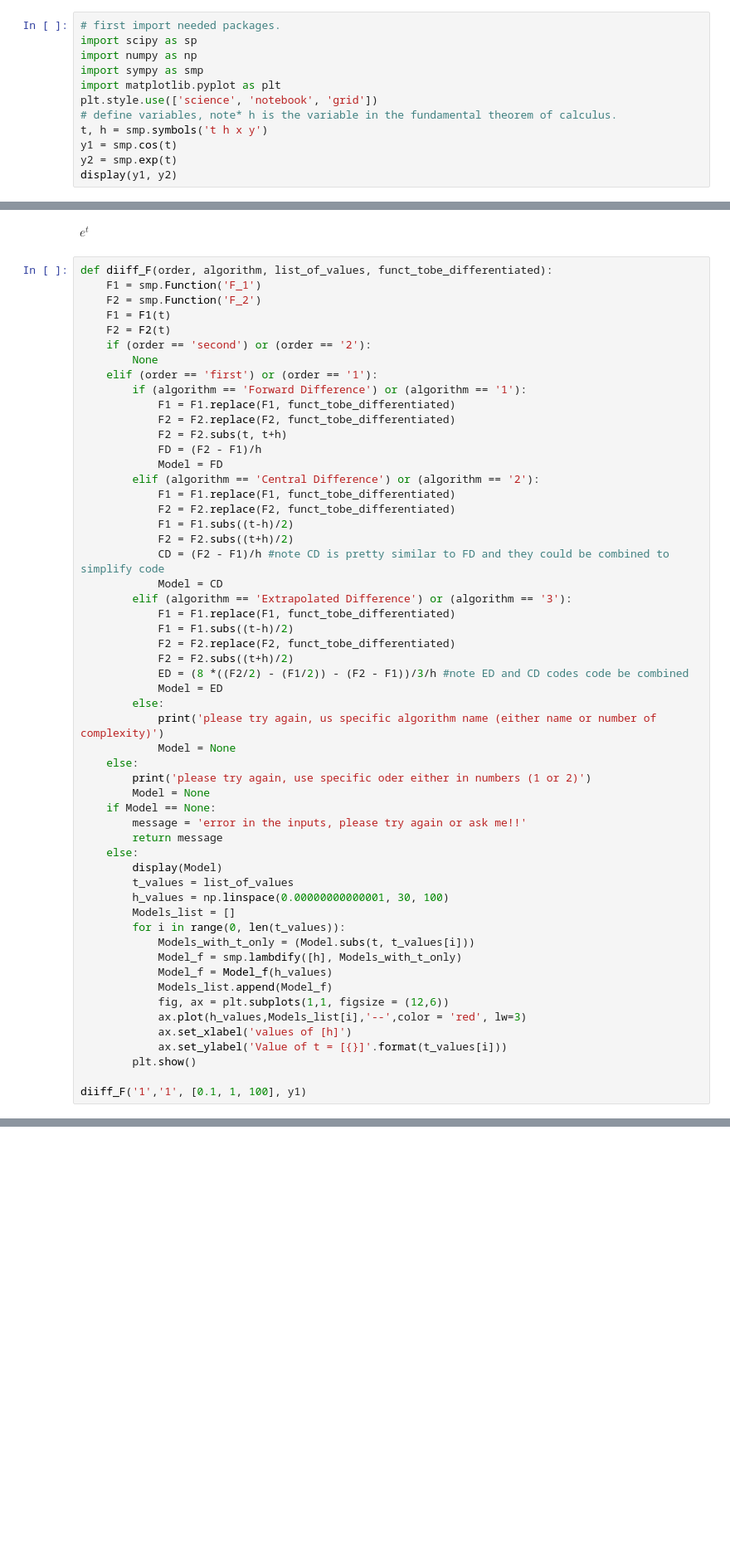
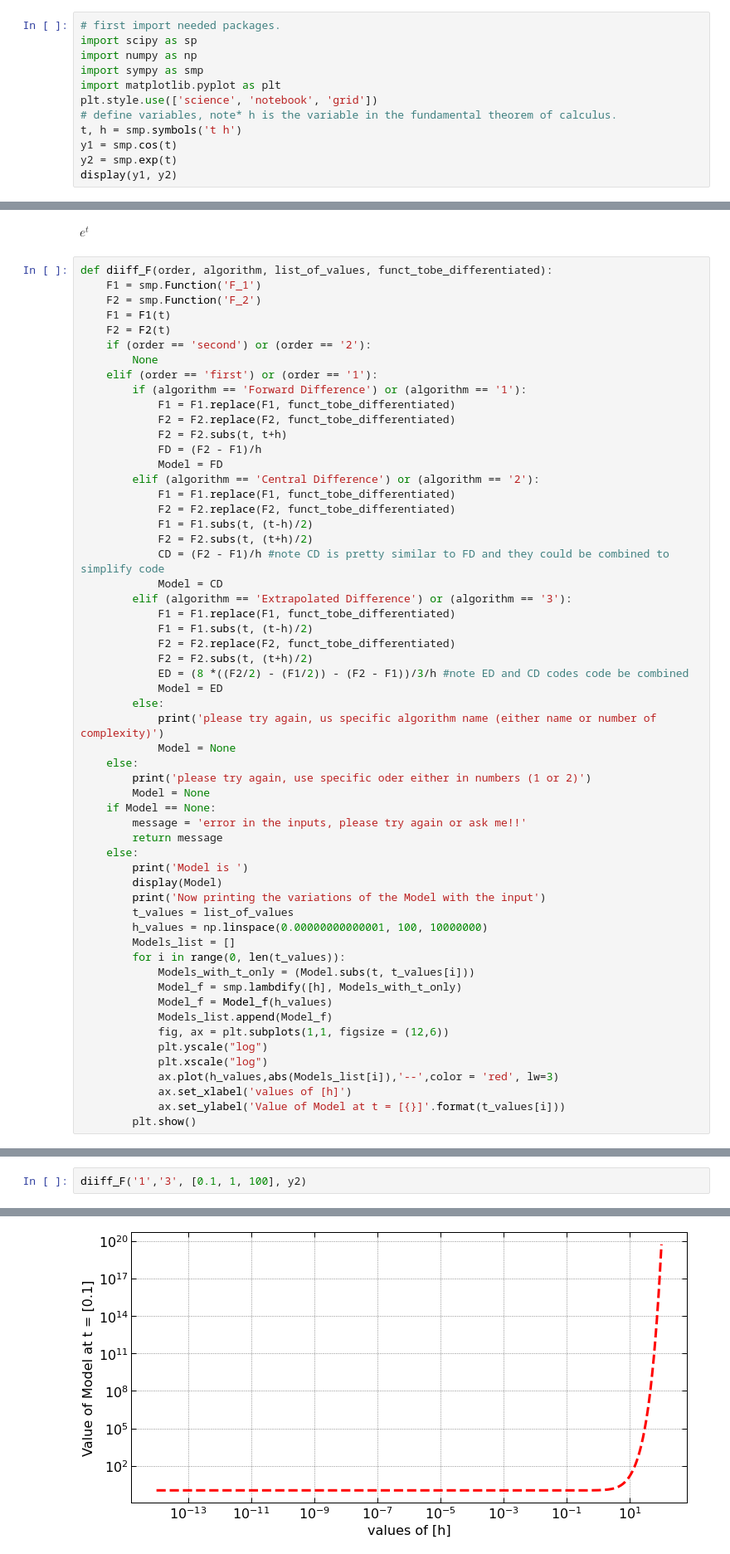
Before and after one commit to AhmedDMoHassan/Chapter-5-computational-physics, a Jupyter notebook: computational_calculus.ipynb, the cells around one changed output, grey strips where cells are left out. Shown at 83% size. Drawn from its saved outputs; the diff is of its cells as text; blank space fills up the shorter version.

```diff
--- a/computational_calculus.ipynb
+++ b/computational_calculus.ipynb
@@ -21,7 +21,7 @@ import sympy as smp
 import matplotlib.pyplot as plt
 plt.style.use(['science', 'notebook', 'grid'])
 # define variables, note* h is the variable in the fundamental theorem of calculus.
-t, h = smp.symbols('t h x y')
+t, h = smp.symbols('t h')
 y1 = smp.cos(t)
 y2 = smp.exp(t)
 display(y1, y2)
@@ -46,15 +46,15 @@ def diiff_F(order, algorithm, list_of_values, funct_tobe_differentiated):
         elif (algorithm == 'Central Difference') or (algorithm == '2'):
             F1 = F1.replace(F1, funct_tobe_differentiated)
             F2 = F2.replace(F2, funct_tobe_differentiated)
-            F1 = F1.subs((t-h)/2)
-            F2 = F2.subs((t+h)/2)
+            F1 = F1.subs(t, (t-h)/2)
+            F2 = F2.subs(t, (t+h)/2)
             CD = (F2 - F1)/h #note CD is pretty similar to FD and they could be combined to simplify code
             Model = CD
         elif (algorithm == 'Extrapolated Difference') or (algorithm == '3'):
             F1 = F1.replace(F1, funct_tobe_differentiated)
-            F1 = F1.subs((t-h)/2)
+            F1 = F1.subs(t, (t-h)/2)
             F2 = F2.replace(F2, funct_tobe_differentiated)
-            F2 = F2.subs((t+h)/2)
+            F2 = F2.subs(t, (t+h)/2)
             ED = (8 *((F2/2) - (F1/2)) - (F2 - F1))/3/h #note ED and CD codes code be combined
             Model = ED
         else:
@@ -67,9 +67,11 @@ def diiff_F(order, algorithm, list_of_values, funct_tobe_differentiated):
         message = 'error in the inputs, please try again or ask me!!'
         return message
     else:
+        print('Model is ')
         display(Model)
+        print('Now printing the variations of the Model with the input')
         t_values = list_of_values
-        h_values = np.linspace(0.00000000000001, 30, 100)
+        h_values = np.linspace(0.00000000000001, 100, 10000000)
         Models_list = []
         for i in range(0, len(t_values)):
             Models_with_t_only = (Model.subs(t, t_values[i]))
@@ -77,9 +79,9 @@ def diiff_F(order, algorithm, list_of_values, funct_tobe_differentiated):
             Model_f = Model_f(h_values)
             Models_list.append(Model_f)
             fig, ax = plt.subplots(1,1, figsize = (12,6))
-            ax.plot(h_values,Models_list[i],'--',color = 'red', lw=3)
+            plt.yscale("log")
+            plt.xscale("log")
+            ax.plot(h_values,abs(Models_list[i]),'--',color = 'red', lw=3)
             ax.set_xlabel('values of [h]')
-            ax.set_ylabel('Value of t = [{}]'.format(t_values[i]))
+            ax.set_ylabel('Value of Model at t = [{}]'.format(t_values[i]))
         plt.show()
-
-diiff_F('1','1', [0.1, 1, 100], y1)
@@ -90,0 +88,3 @@ $\displaystyle \frac{- \cos{\left(t \right)} + \cos{\left(h + t \right)}}{h}$
+# %%
+diiff_F('1','3', [0.1, 1, 100], y2)
+# %% [output]
@@ -90,0 +94 @@ $\displaystyle \frac{- \cos{\left(t \right)} + \cos{\left(h + t \right)}}{h}$
+[figure, added]
```
Also changed, not shown: parts of 2 cells of this notebook.
